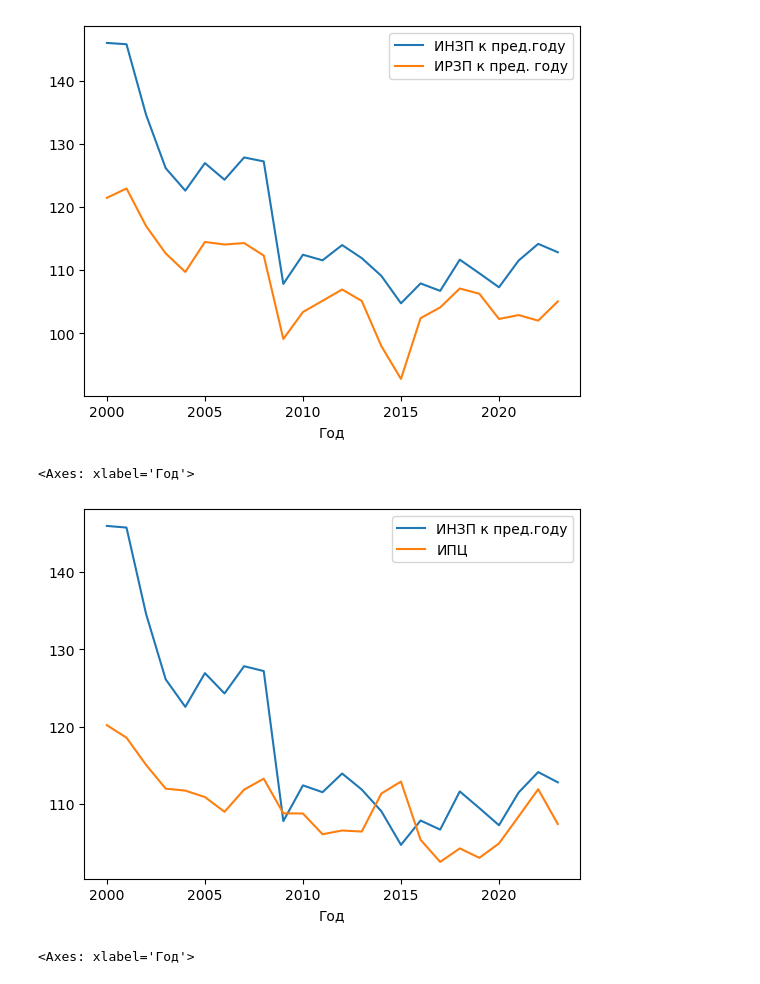
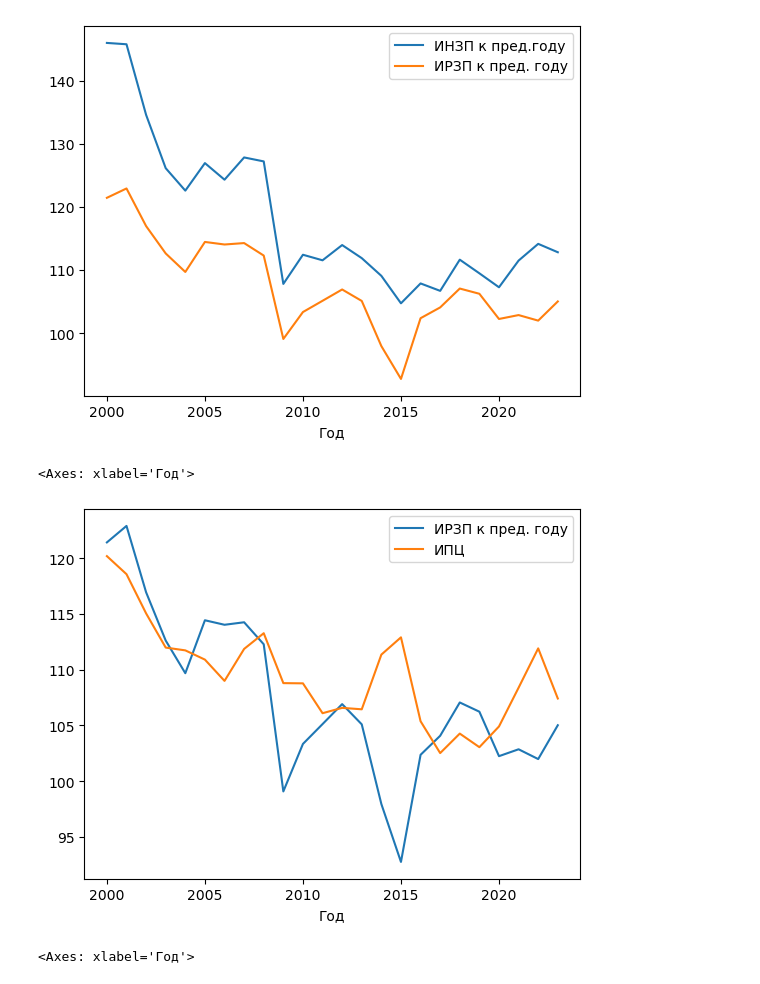
Before and after one commit to zinkin-s/sds_final, a Jupyter notebook: notebook_1.ipynb, the cells around one changed output. Drawn from its saved outputs; the diff is of its cells as text; code cells hidden in the pictures.

Commit message:
add some graphs

```diff
--- a/notebook_1.ipynb
+++ b/notebook_1.ipynb
@@ -138,10 +138,10 @@ table[['ИНЗП к пред.году', 'ИРЗП к пред. году']].plot(
 <Axes: xlabel='Год'>
 [figure]
 # %%
-table[['ИНЗП к пред.году', 'ИПЦ']].plot(kind='line')
+table[['ИРЗП к пред. году', 'ИПЦ']].plot(kind='line')
 # %% [output]
 <Axes: xlabel='Год'>
-[figure, old version]
+[figure, new version]
 # %%
 table[['ИРЗП к базовому году', 'ИПЦ к базовому году']].plot(kind='line')
 # %% [output]
```
Also changed, not shown: parts of 1 cell of this notebook.
